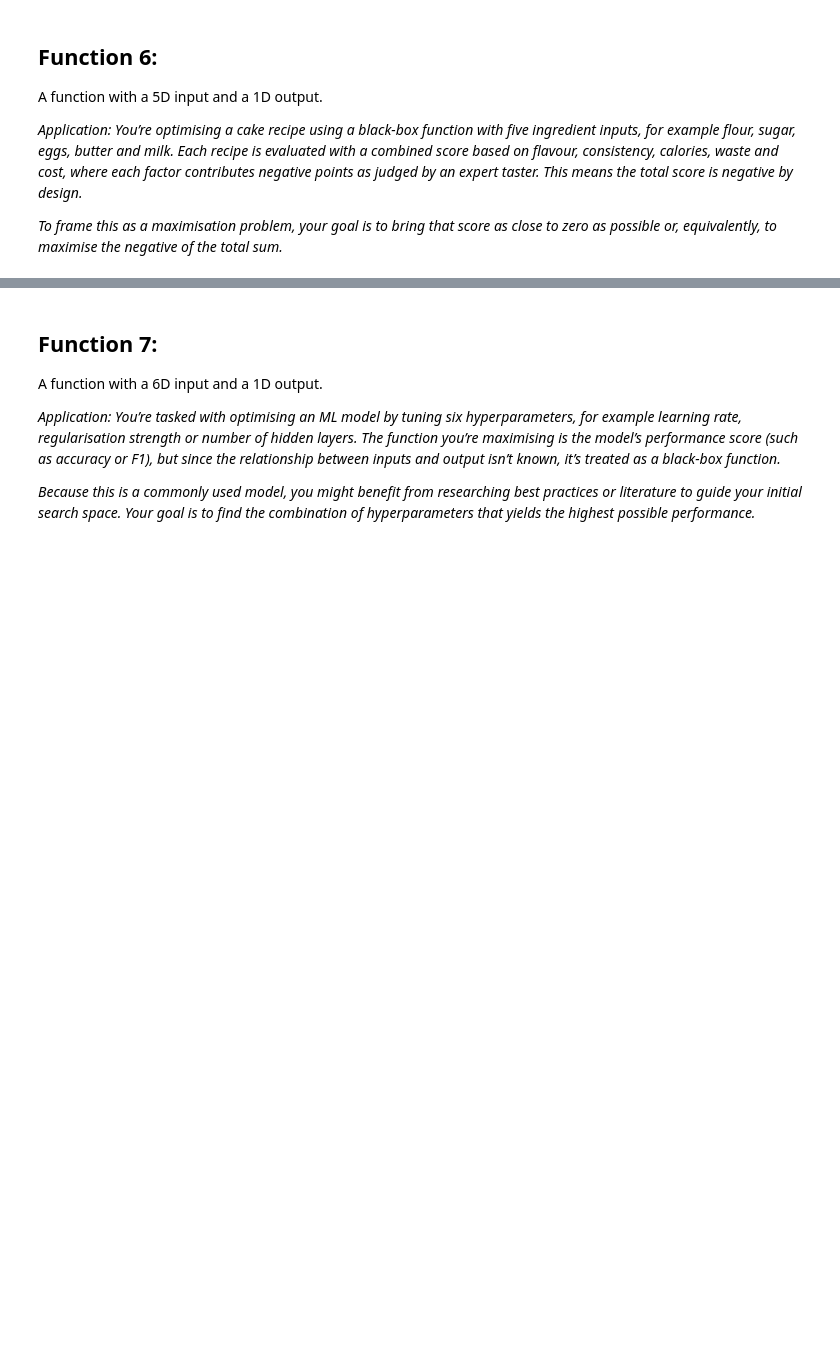
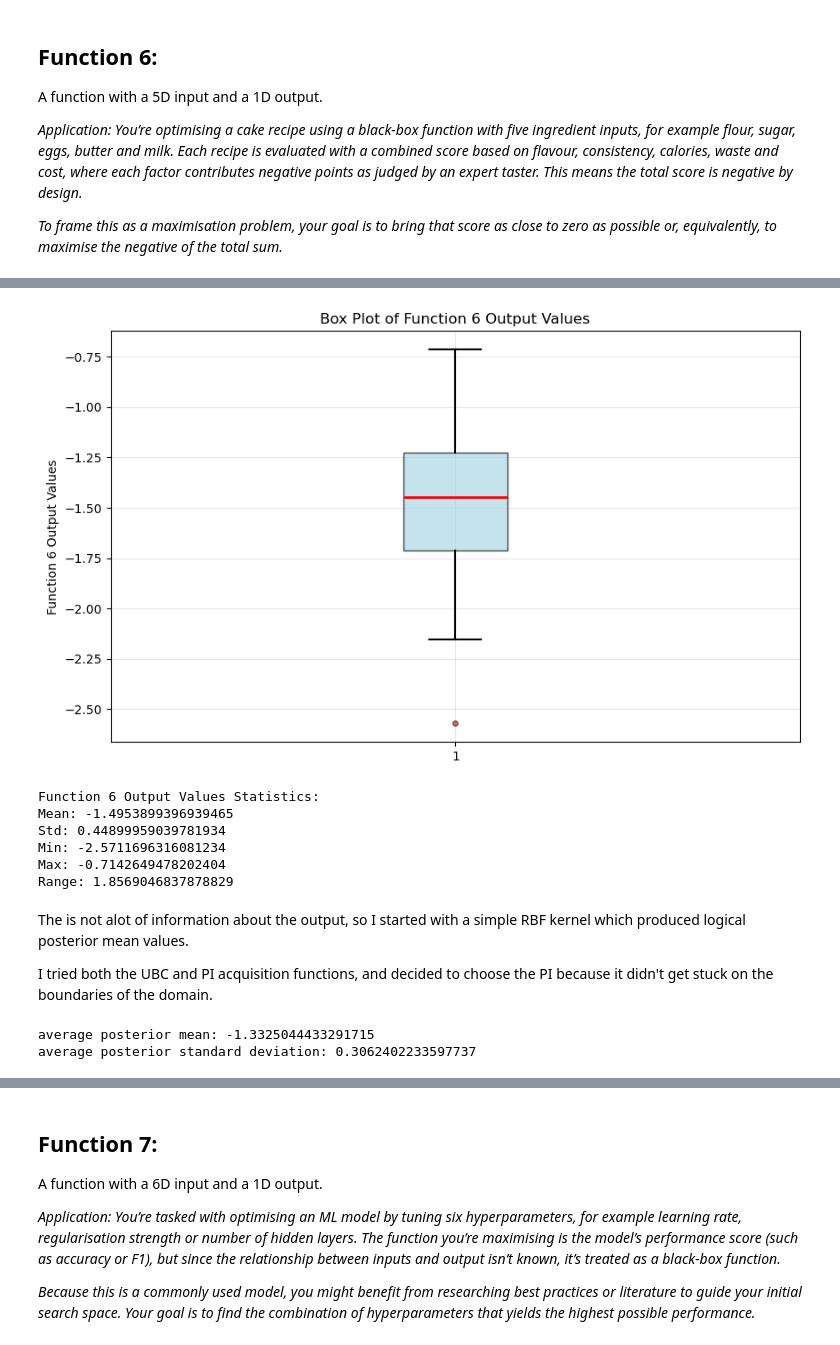
Before and after one commit to Kelly-A-W/Imperial-AI-and-ML-Course-Capstone-Project, a Jupyter notebook: capstone_assignment_12_1.ipynb, the cells around one changed output, grey strips where cells are left out. Saved outputs shown, nothing was run; the diff lists cells and outputs as text; code cells hidden in the pictures; blank space fills up the shorter version.

```diff
--- a/capstone_assignment_12_1.ipynb
+++ b/capstone_assignment_12_1.ipynb
@@ -1158,0 +1210,62 @@ A function with a 5D input and a 1D output.
+# %%
+# Create density plot of post_mean
+plt.figure(figsize=(10, 6))
+plt.boxplot(y_6, vert=True, patch_artist=True,
+           boxprops=dict(facecolor='lightblue', alpha=0.7),
+           medianprops=dict(color='red', linewidth=2),
+           whiskerprops=dict(color='black', linewidth=1.5),
+           capprops=dict(color='black', linewidth=1.5),
+           flierprops=dict(marker='o', markerfacecolor='red', markersize=4, alpha=0.6))
+plt.ylabel('Function 6 Output Values')
+plt.title('Box Plot of Function 6 Output Values')
+plt.grid(True, alpha=0.3)
+plt.show()
+
+# Print some statistics
+print(f"Function 6 Output Values Statistics:")
+print("Mean:", np.mean(y_6))
+print("Std:", np.std(y_6))
+print("Min:", np.min(y_6))
+print("Max:", np.max(y_6))
+print("Range:", np.max(y_6) - np.min(y_6))
+# %% [output]
+[figure, added]
+Function 6 Output Values Statistics:
+Mean: -1.4953899396939465
+Std: 0.44899959039781934
+Min: -2.5711696316081234
+Max: -0.7142649478202404
+Range: 1.8569046837878829
+# %% [markdown]
+The is not alot of information about the output, so I started with a simple RBF kernel which produced logical posterior mean values.
+
+I tried both the UBC and PI acquisition functions, and decided to choose the PI because it didn't get stuck on the boundaries of the domain.
+# %%
+# GP assumption
+noise_assumption = 1e-10
+
+# kernel parameters
+length_scale = 0.1
+
+# set up evaluation grid:
+x_61 = np.linspace(0, 1, 30)
+x_62 = np.linspace(0, 1, 30)
+x_63 = np.linspace(0, 1, 30)
+x_64 = np.linspace(0, 1, 30)
+x_65 = np.linspace(0, 1, 30)
+x_61, x_62, x_63, x_64, x_65 = np.meshgrid(x_61, x_62, x_63, x_64, x_65)
+x_6_grid = np.column_stack([x_61.ravel(), x_62.ravel(), x_63.ravel(), x_64.ravel(), x_65.ravel()])
+
+# Define and fit GP
+kernel = RBF(length_scale = length_scale)
+model = GaussianProcessRegressor(kernel = kernel, alpha = noise_assumption)
+model.fit(np.array(x_6), np.array(y_6))
+
+
+# Get the predicted (posterior) mean and standard deviation for each grid point
+post_mean, post_std = model.predict(x_6_grid, return_std = True)
+print("average posterior mean:", mean(post_mean))
+print("average posterior standard deviation:", mean(post_std))
+# %% [output]
+average posterior mean: -1.3325044433291715
+average posterior standard deviation: 0.3062402233597737
```
Also changed, not shown: parts of 3 cells of this notebook.
